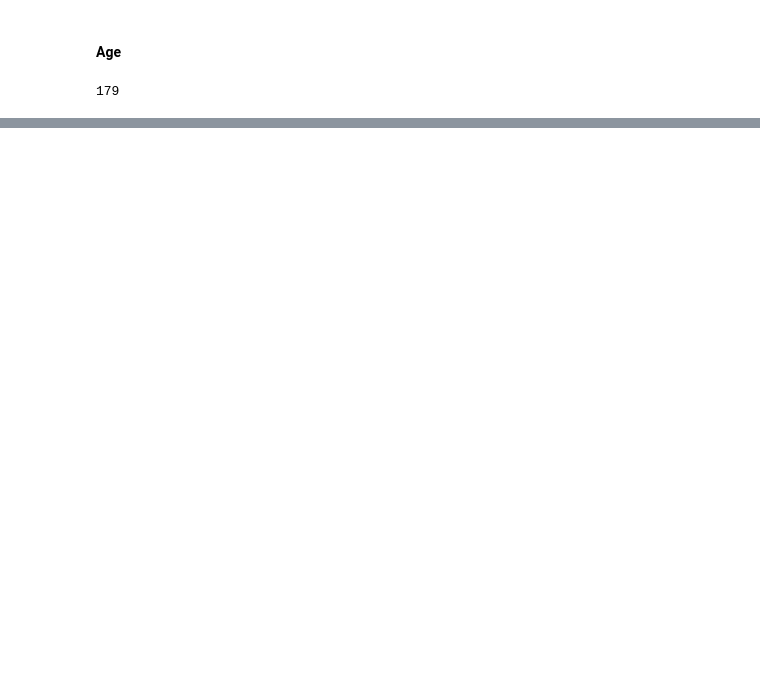
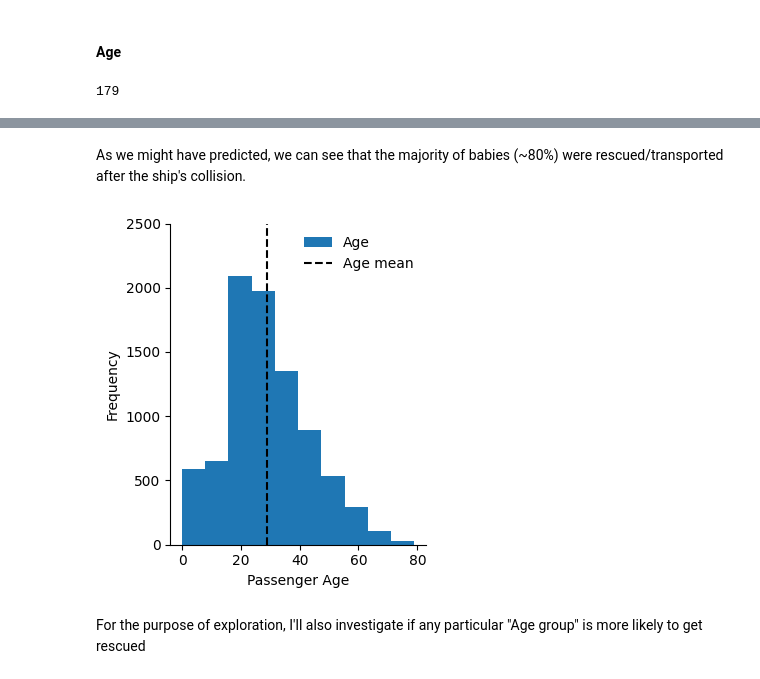
Before and after one commit to AJSDias/space_titanic, a Jupyter notebook: titanic_eda.ipynb, the cells around one changed output, grey strips where cells are left out. Saved outputs shown, nothing was run; the diff lists cells and outputs as text; code cells hidden in the pictures; blank space fills up the shorter version.

```diff
--- a/titanic_eda.ipynb
+++ b/titanic_eda.ipynb
@@ -518,0 +528,16 @@ data[numerical_features]
+# %% [markdown]
+As we might have predicted, we can see that the majority of babies (~80%) were rescued/transported after the ship's collision.
+# %%
+# Distribuition of the Age feature
+plt.figure(figsize=(3.5,4))
+data['Age'].plot.hist()
+plt.axvline(x=data['Age'].mean(), ls='dashed', c='k', label='Age mean')
+plt.legend(frameon=False, ncols=1)
+plt.xlabel('Passenger Age')
+plt.ylim(0,2500)
+sns.despine()
+plt.tight_layout()
+# %% [output]
+[figure, added]
+# %% [markdown]
+For the purpose of exploration, I'll also investigate if any particular "Age group" is more likely to get rescued
```
Also changed, not shown: parts of 33 cells of this notebook.
